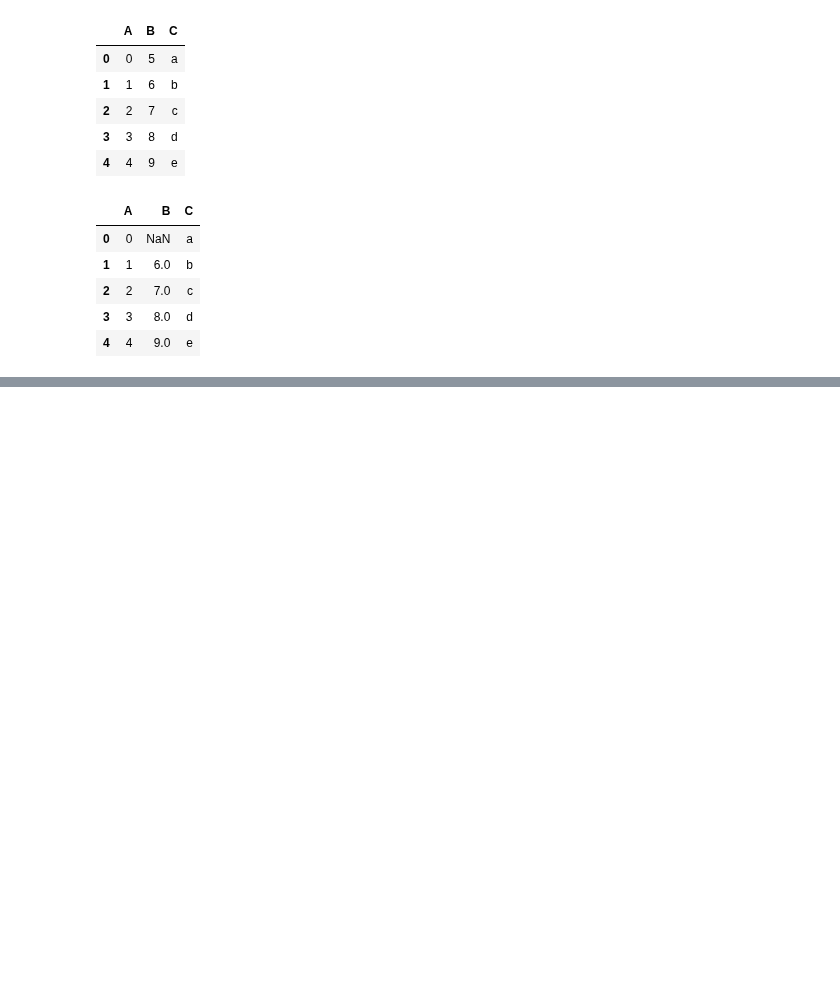
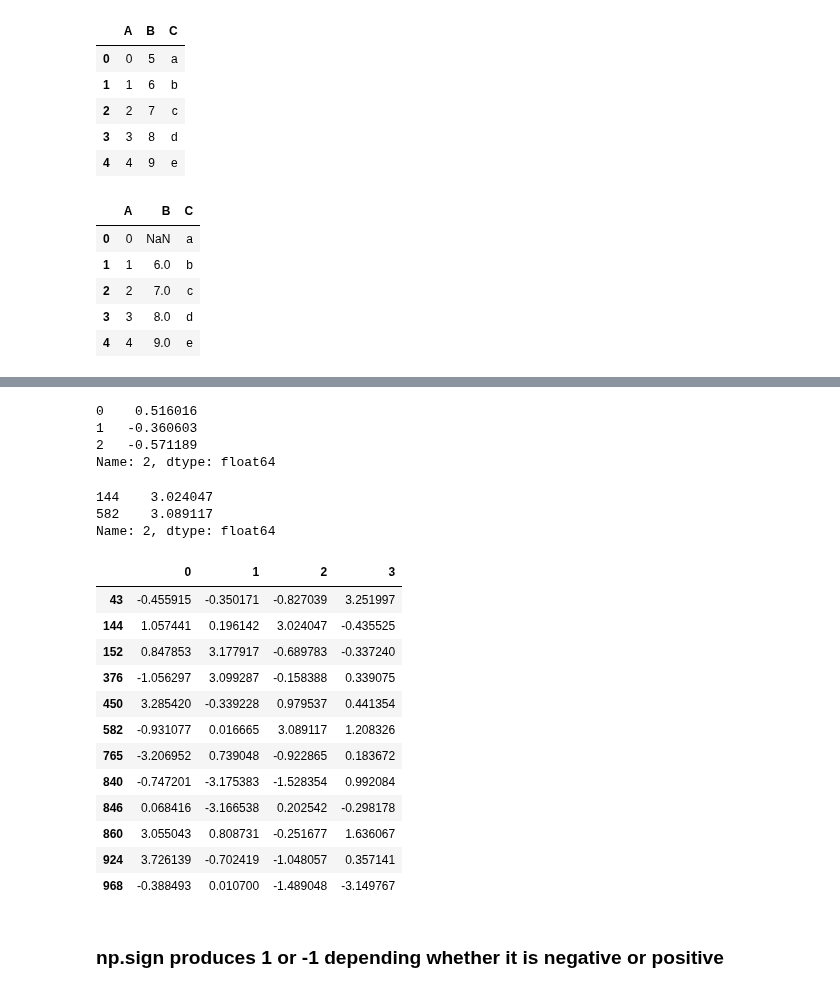
Before and after one commit to Vikas-KM/machine-learning, a Jupyter notebook: Python for Data Analysis/chapter 07/Data Cleaning and Preparation.ipynb, the cells around one changed output, grey strips where cells are left out. Drawn from its saved outputs; the diff is of its cells as text; code cells hidden in the pictures; blank space fills up the shorter version.

```diff
--- a/Python for Data Analysis/chapter 07/Data Cleaning and Preparation.ipynb
+++ b/Python for Data Analysis/chapter 07/Data Cleaning and Preparation.ipynb
@@ -235,0 +300,3 @@ df.replace(5, np.nan)
+# %%
+data = pd.DataFrame(np.random.randn(1000,4))
+data.head(5)
@@ -235,0 +322,32 @@ df.replace(5, np.nan)
+# %%
+col = data[2]
+col.head(3)
+# %% [output]
+0    0.516016
+1   -0.360603
+2   -0.571189
+Name: 2, dtype: float64
+# %%
+col[np.abs(col) > 3]
+# %% [output]
+144    3.024047
+582    3.089117
+Name: 2, dtype: float64
+# %%
+data[(np.abs(data) > 3).any(1)]
+# %% [output]
+|  | 0 | 1 | 2 | 3 |
+| 43 | -0.455915 | -0.350171 | -0.827039 | 3.251997 |
+| 144 | 1.057441 | 0.196142 | 3.024047 | -0.435525 |
+| 152 | 0.847853 | 3.177917 | -0.689783 | -0.337240 |
+| 376 | -1.056297 | 3.099287 | -0.158388 | 0.339075 |
+| 450 | 3.285420 | -0.339228 | 0.979537 | 0.441354 |
+| 582 | -0.931077 | 0.016665 | 3.089117 | 1.208326 |
+| 765 | -3.206952 | 0.739048 | -0.922865 | 0.183672 |
+| 840 | -0.747201 | -3.175383 | -1.528354 | 0.992084 |
+| 846 | 0.068416 | -3.166538 | 0.202542 | -0.298178 |
+| 860 | 3.055043 | 0.808731 | -0.251677 | 1.636067 |
+| 924 | 3.726139 | -0.702419 | -1.048057 | 0.357141 |
+| 968 | -0.388493 | 0.010700 | -1.489048 | -3.149767 |
+# %% [markdown]
+### np.sign produces 1 or -1 depending whether it is negative or positive
```
Also changed, not shown: parts of 33 cells of this notebook.
